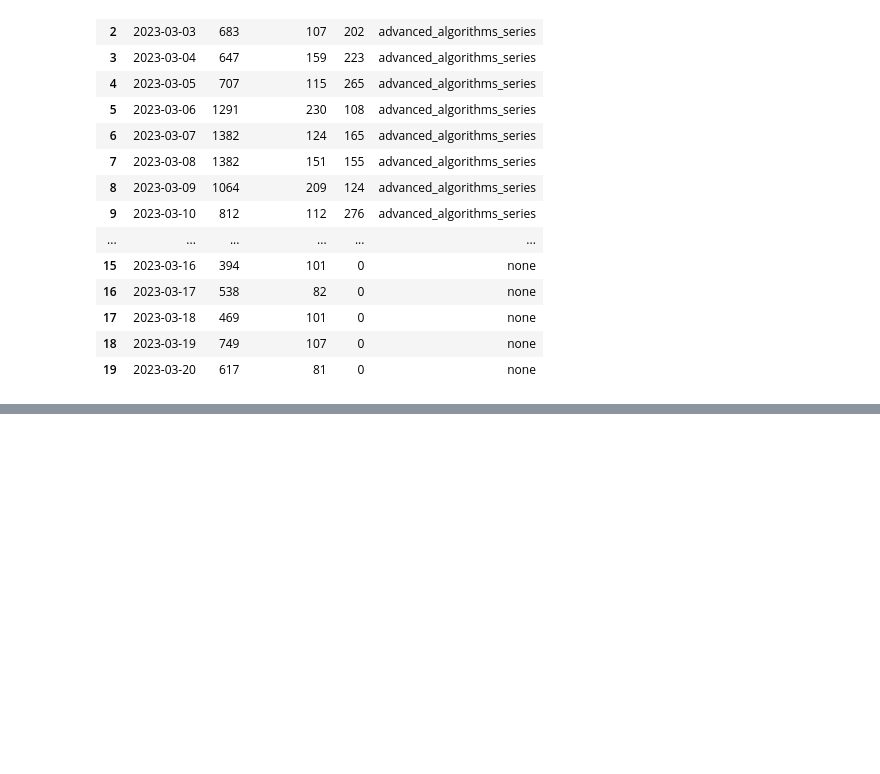
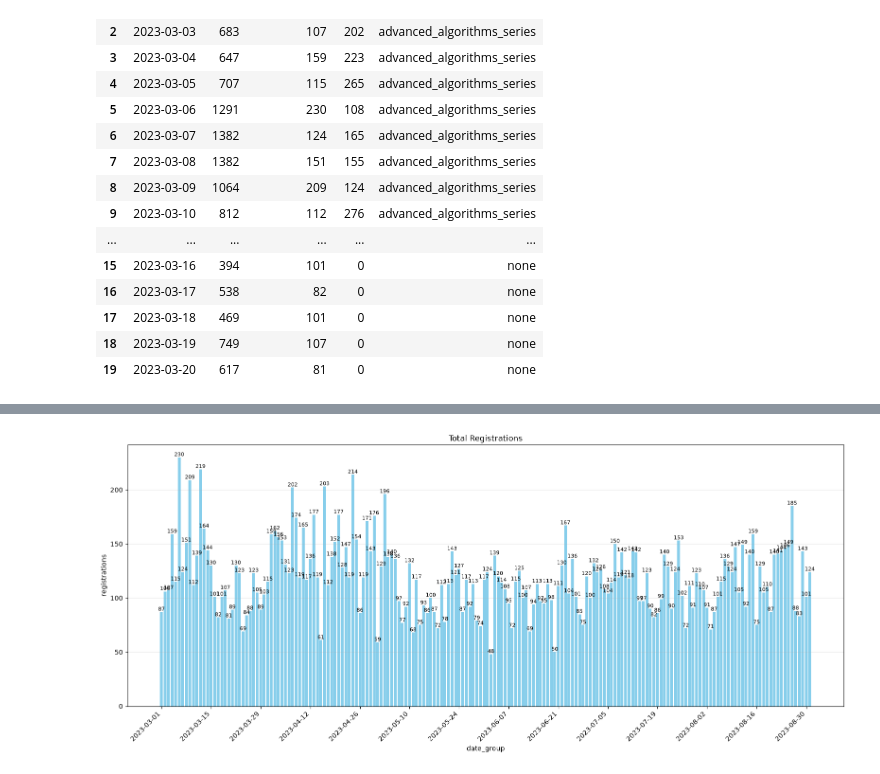
Before and after one commit to lenaromashkova/data-analytics-project-100, a Jupyter notebook: solution.ipynb, the cells around one changed output, grey strips where cells are left out. Saved outputs shown, nothing was run; the diff lists cells and outputs as text; code cells hidden in the pictures; blank space fills up the shorter version.

```diff
--- a/solution.ipynb
+++ b/solution.ipynb
@@ -361,0 +447,54 @@ ads_result.to_json('ads.json')
+# %%
+# Итоговые регистрации
+
+total_registrations = (
+    conversion
+    .groupby('date_group', as_index=False)['registrations']
+    .sum()
+)
+
+total_registrations['date_group'] = (
+    total_registrations['date_group']
+    .dt.strftime('%Y-%m-%d')
+)
+
+plt.figure(figsize=(16, 7))
+
+bars = plt.bar(
+    total_registrations['date_group'],
+    total_registrations['registrations'],
+    color='skyblue'
+)
+
+plt.title('Total Registrations')
+plt.xlabel('date_group')
+plt.ylabel('registrations')
+plt.grid(axis='y', alpha=0.3)
+
+ax = plt.gca()
+
+step = 14
+ticks = range(0, len(total_registrations), step)
+
+ax.set_xticks(ticks)
+ax.set_xticklabels(
+    total_registrations['date_group'].iloc[::step],
+    rotation=45,
+    ha='right'
+)
+
+for bar in bars:
+    plt.text(
+        bar.get_x() + bar.get_width() / 2,
+        bar.get_height(),
+        f'{int(bar.get_height())}',
+        ha='center',
+        va='bottom',
+        fontsize=8
+    )
+
+plt.tight_layout()
+plt.savefig('./charts/total_registrations.png')
+plt.show()
+# %% [output]
+[figure, added]
```
Also changed, not shown: parts of 10 cells of this notebook.
